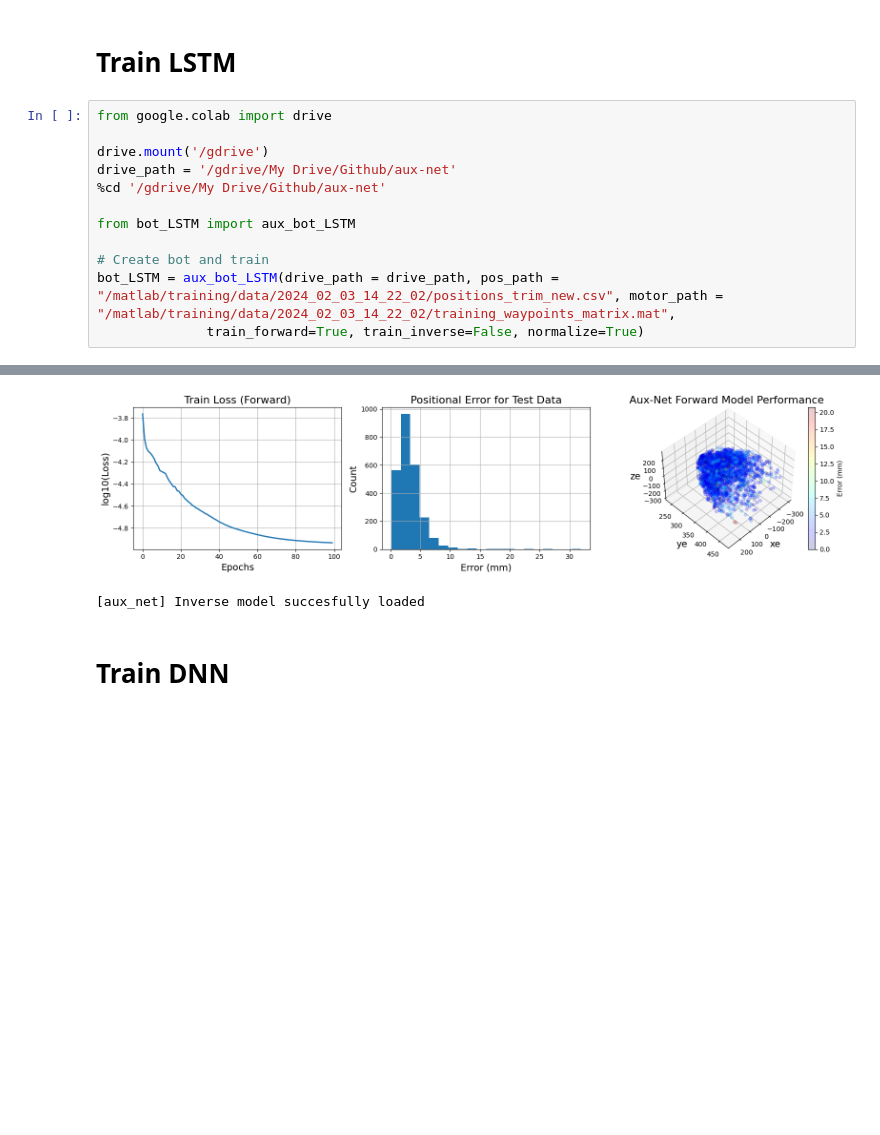
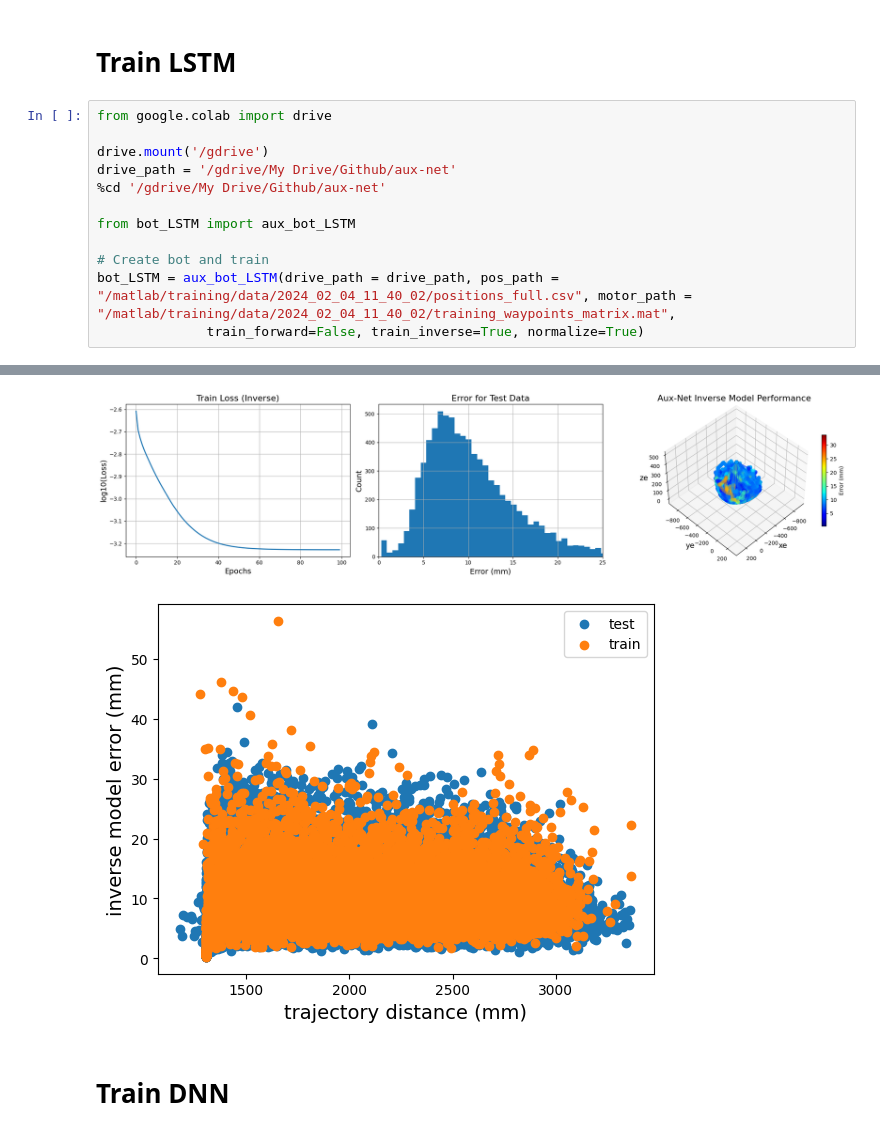
Before and after one commit to KubaSrc/trunc, a Jupyter notebook: train_bot.ipynb, the cells around one changed output, grey strips where cells are left out. Cells and saved outputs as stored; diff of their text form; blank space fills up the shorter version.

Commit message:
New inverse model

```diff
--- a/train_bot.ipynb
+++ b/train_bot.ipynb
@@ -10,6 +10,6 @@ drive_path = '/gdrive/My Drive/Github/aux-net'
 from bot_LSTM import aux_bot_LSTM
 
 # Create bot and train
-bot_LSTM = aux_bot_LSTM(drive_path = drive_path, pos_path = "/matlab/training/data/2024_02_03_14_22_02/positions_trim_new.csv", motor_path = "/matlab/training/data/2024_02_03_14_22_02/training_waypoints_matrix.mat",
-              train_forward=True, train_inverse=False, normalize=True)
+bot_LSTM = aux_bot_LSTM(drive_path = drive_path, pos_path = "/matlab/training/data/2024_02_04_11_40_02/positions_full.csv", motor_path = "/matlab/training/data/2024_02_04_11_40_02/training_waypoints_matrix.mat",
+              train_forward=False, train_inverse=True, normalize=True)
 # %% [output]
@@ -33,5 +33,5 @@ Train accuracy 2.5174220546 mm Test accuracy: 3.2029173063 mm
-[figure, old version]
+[figure, new version]
-[aux_net] Inverse model succesfully loaded
+[figure, added]
 # %% [markdown]
 # Train DNN
 # %%
```
Also changed, not shown: parts of 2 cells of this notebook, 10 other files.
